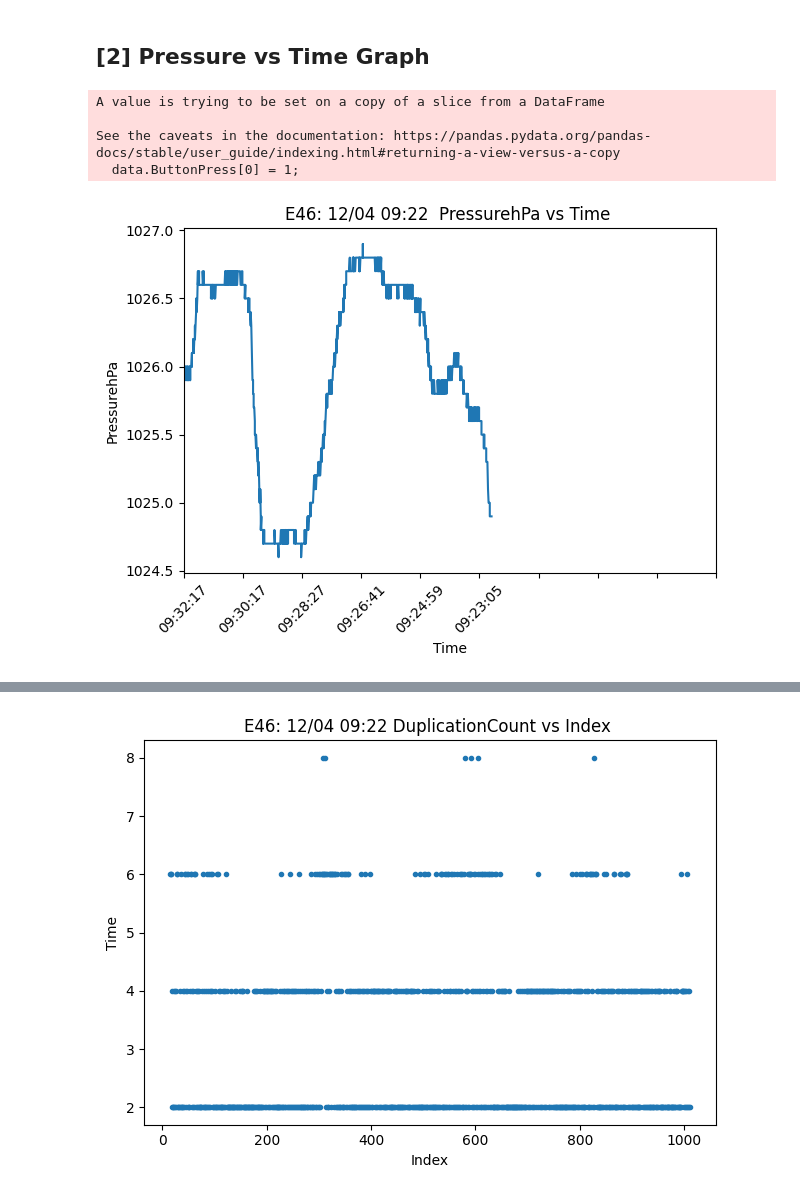
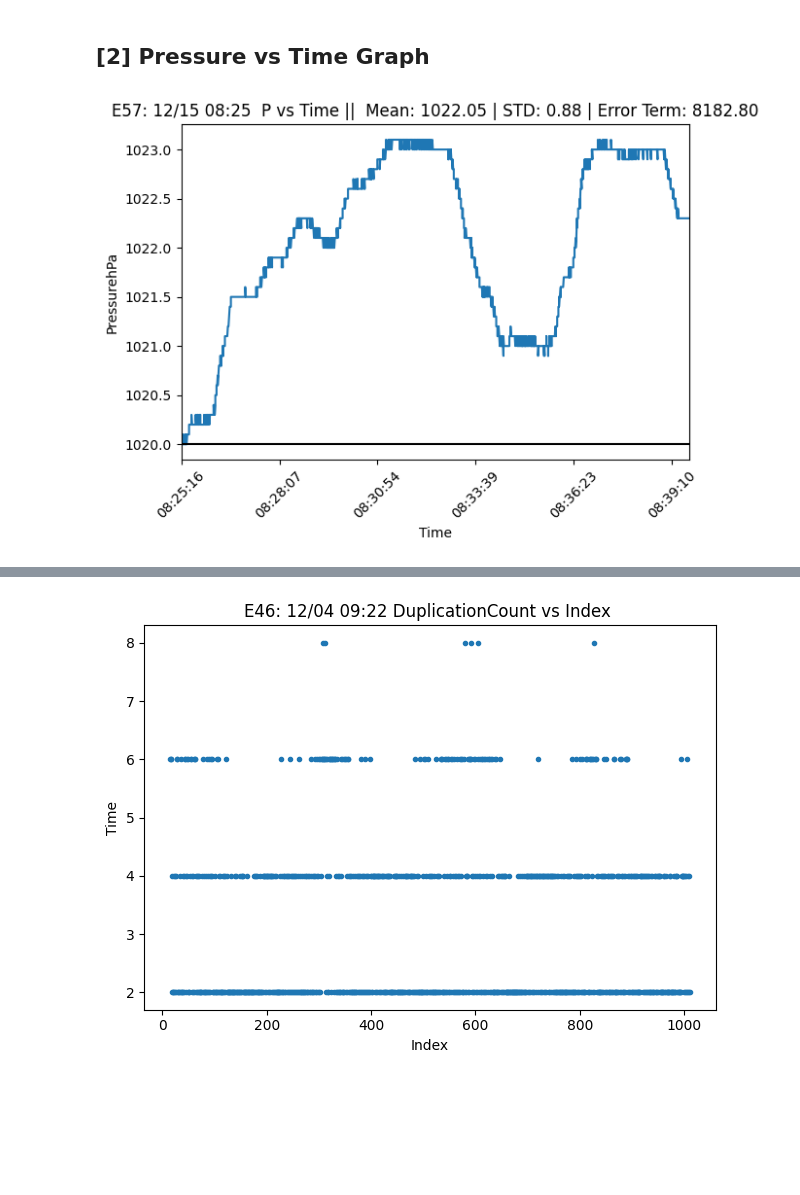
Before and after one commit to KelLynnP/BrightBlock, a Jupyter notebook: DataProcessing/DataAnalysis.ipynb, the cells around one changed output, grey strips where cells are left out. Drawn from its saved outputs; the diff is of its cells as text; code cells hidden in the pictures; blank space fills up the shorter version.

```diff
--- a/DataProcessing/DataAnalysis.ipynb
+++ b/DataProcessing/DataAnalysis.ipynb
@@ -63,7 +132,7 @@ import pandas as pd
 import matplotlib.pyplot as plt
 from shapely.geometry import Point
 
-FileNo = '46'
+FileNo = '57'
 file_path = 'RawData/Event' + FileNo + '.txt'
 data = pd.read_csv(file_path, header=0)
 
@@ -172,42 +297,39 @@ m
 # %% [markdown]
 ## [2] Pressure vs Time Graph
-# %%
-DataType1 = ["PressurehPa"] #noxIndex Temperature # DataType2 = ["vocIndex"]
-data.ButtonPress[0] = 1;
-# %% [output]
-A value is trying to be set on a copy of a slice from a DataFrame
-
-See the caveats in the documentation: https://pandas.pydata.org/pandas-docs/stable/user_guide/indexing.html#returning-a-view-versus-a-copy
-  data.ButtonPress[0] = 1;
 # %%
 
 import matplotlib.pyplot as plt
 import matplotlib.dates as mdates
 
 # Create a new figure and a subplot
 fig, ax1 = plt.subplots()
+DataType = "PressurehPa" #noxIndex Temperature # DataType2 = ["vocIndex"]
+Pressure_STD = np.std(data[DataType])
+Pressure_Mean = np.mean(data[DataType])
 
 # Plotting Pressure on the primary y-axis
 color = 'tab:blue'
 ax1.set_xlabel('Time')
-ax1.set_ylabel(DataType1[0])
-ax1.plot(data['TimeStampHMS'], data[DataType1], color=color)
+ax1.set_ylabel(DataType)
+ax1.plot(data['TimeStampHMS'], data[DataType], color=color)
 ax1.tick_params(axis='y')
 
-start_time = data["TimeStampAdjusted"][data.index.min()]
+start_time = data["TimeStampHMS"][data.index.min()]
 final_Index = np.size(data.TimeStampAdjusted)-1;
-end_time = data["TimeStampAdjusted"][final_Index]
+end_time = data["TimeStampHMS"][final_Index]
+initial_pressure = data[DataType][0]
+ax1.plot([start_time, end_time], [initial_pressure,initial_pressure] , color='black')
+pressure_delta = sum((data[DataType] - initial_pressure)**2)
 
 # Rotate the date-time labels for better readability
 plt.xticks(rotation=45)
+count_ticks = 10 #FIXME something up with the number of datapoints
+step_size = len(data['TimeStampHMS'])/count_ticks
+ax1.set_xticks(np.arange(0, len(data['TimeStampHMS']),  step_size))
 ax1.set_xlim(start_time, end_time)
-# ax1.set_xticks(np.arange(0, end_time , ))
-count_ticks = 10
-ax1.set_xticks(np.arange(0, len(data['TimeStampHMS']), len(data['TimeStampHMS'])/count_ticks ))
-plt.title(auto_name + "  "+ DataType1[0] + " vs Time " )
 
-# Show the plot
+plt.title(auto_name + "  "+ DataType[0] + " vs Time ||  Mean: " + '{:.2f}'.format(Pressure_Mean) + " | STD: " + '{:.2f}'.format(Pressure_STD) + " | Error Term: " + '{:.2f}'.format(pressure_delta))
 fig.tight_layout()
 plt.show()
 # %% [output]
-[figure, old version]
+[figure, new version]
```
Also changed, not shown: parts of 14 cells of this notebook, 14 other files.
